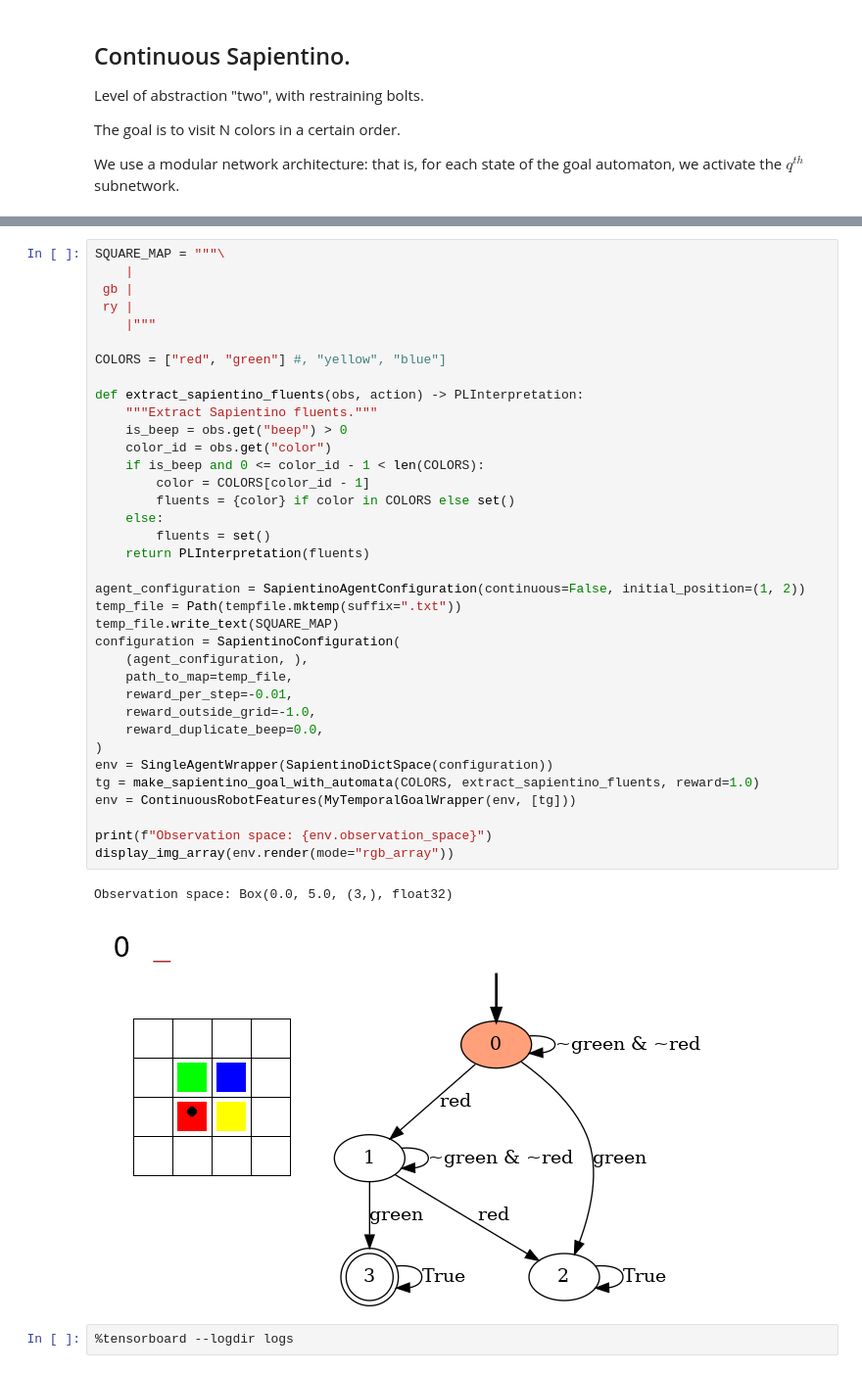
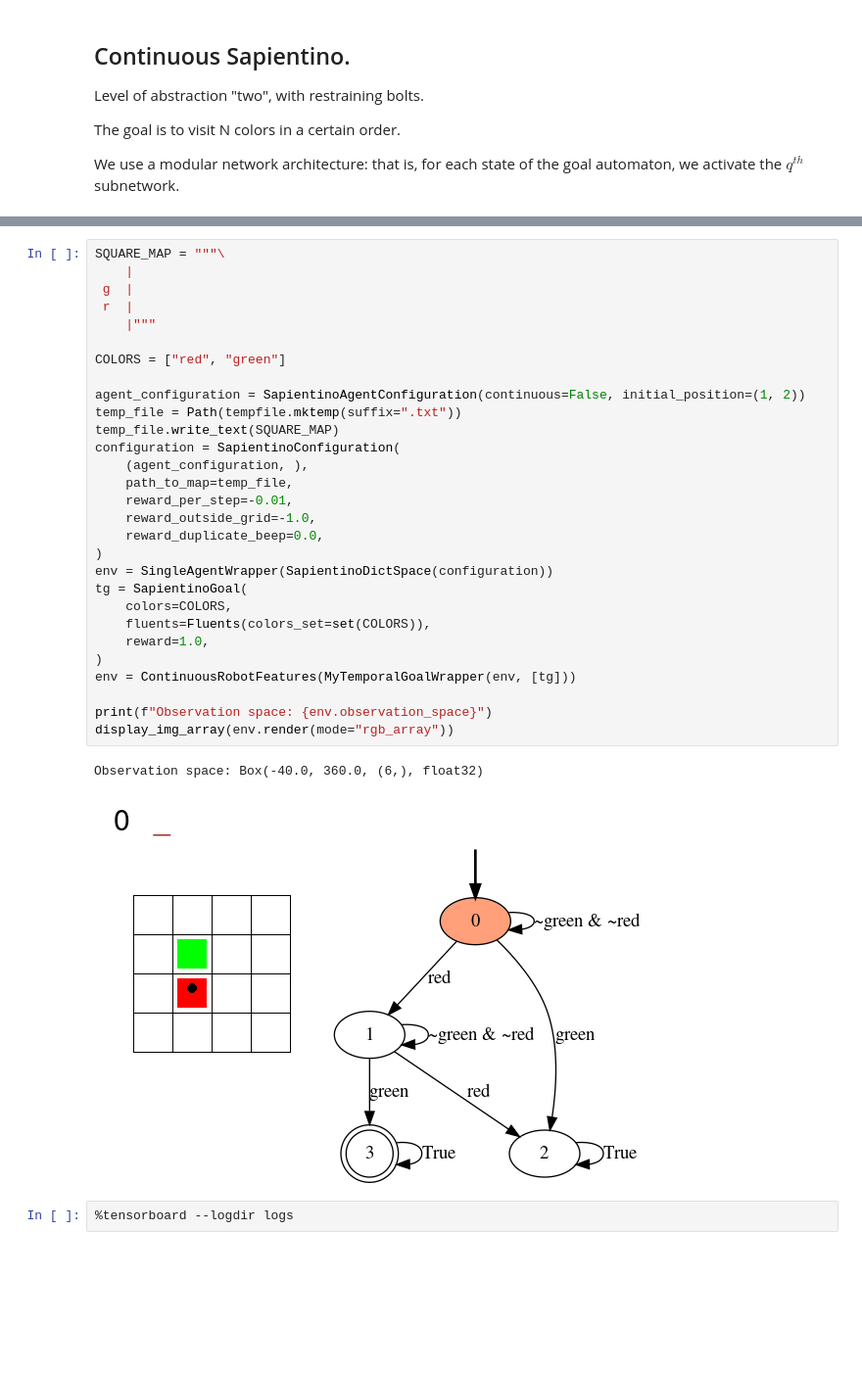
Before and after one commit to cipollone/multinav2, a Jupyter notebook: notebooks/03_continuous_sapientino.ipynb, the cells around one changed output, grey strips where cells are left out. Shown at 98% size. Cells and saved outputs as stored; diff of their text form; blank space fills up the shorter version.

```diff
--- a/notebooks/03_continuous_sapientino.ipynb
+++ b/notebooks/03_continuous_sapientino.ipynb
@@ -41,42 +50,35 @@ The tensorboard extension is already loaded. To reload it, use:
 # %%
 SQUARE_MAP = """\
     |
- gb |
- ry |
+ g  |
+ r  |
     |"""
 
-COLORS = ["red", "green"] #, "yellow", "blue"]
-
-def extract_sapientino_fluents(obs, action) -> PLInterpretation:
-    """Extract Sapientino fluents."""
-    is_beep = obs.get("beep") > 0
-    color_id = obs.get("color")
-    if is_beep and 0 <= color_id - 1 < len(COLORS):
-        color = COLORS[color_id - 1]
-        fluents = {color} if color in COLORS else set()
-    else:
-        fluents = set()
-    return PLInterpretation(fluents)
+COLORS = ["red", "green"]
 
 agent_configuration = SapientinoAgentConfiguration(continuous=False, initial_position=(1, 2))
 temp_file = Path(tempfile.mktemp(suffix=".txt"))
 temp_file.write_text(SQUARE_MAP)
 configuration = SapientinoConfiguration(
     (agent_configuration, ),
     path_to_map=temp_file,
     reward_per_step=-0.01,
     reward_outside_grid=-1.0,
     reward_duplicate_beep=0.0,
 )
 env = SingleAgentWrapper(SapientinoDictSpace(configuration))
-tg = make_sapientino_goal_with_automata(COLORS, extract_sapientino_fluents, reward=1.0)
+tg = SapientinoGoal(
+    colors=COLORS,
+    fluents=Fluents(colors_set=set(COLORS)),
+    reward=1.0,
+)
 env = ContinuousRobotFeatures(MyTemporalGoalWrapper(env, [tg]))
 
 print(f"Observation space: {env.observation_space}")
 display_img_array(env.render(mode="rgb_array"))
 # %% [output]
-Observation space: Box(0.0, 5.0, (3,), float32)
+Observation space: Box(-40.0, 360.0, (6,), float32)
-[figure, old version]
+[figure, new version]
 # %%
 %tensorboard --logdir logs
 # %% [output]
```
Also changed, not shown: parts of 4 cells of this notebook, 3 other files.
